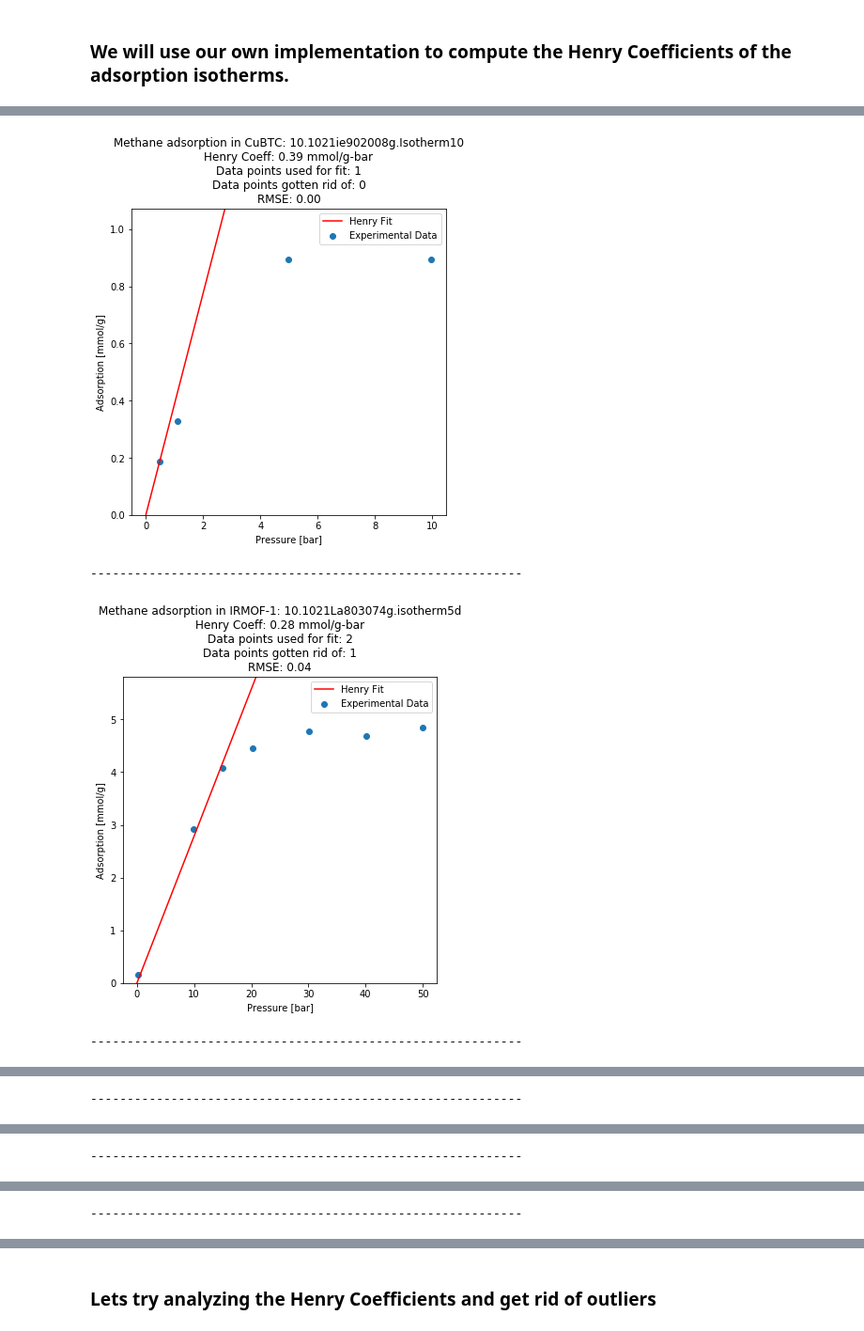
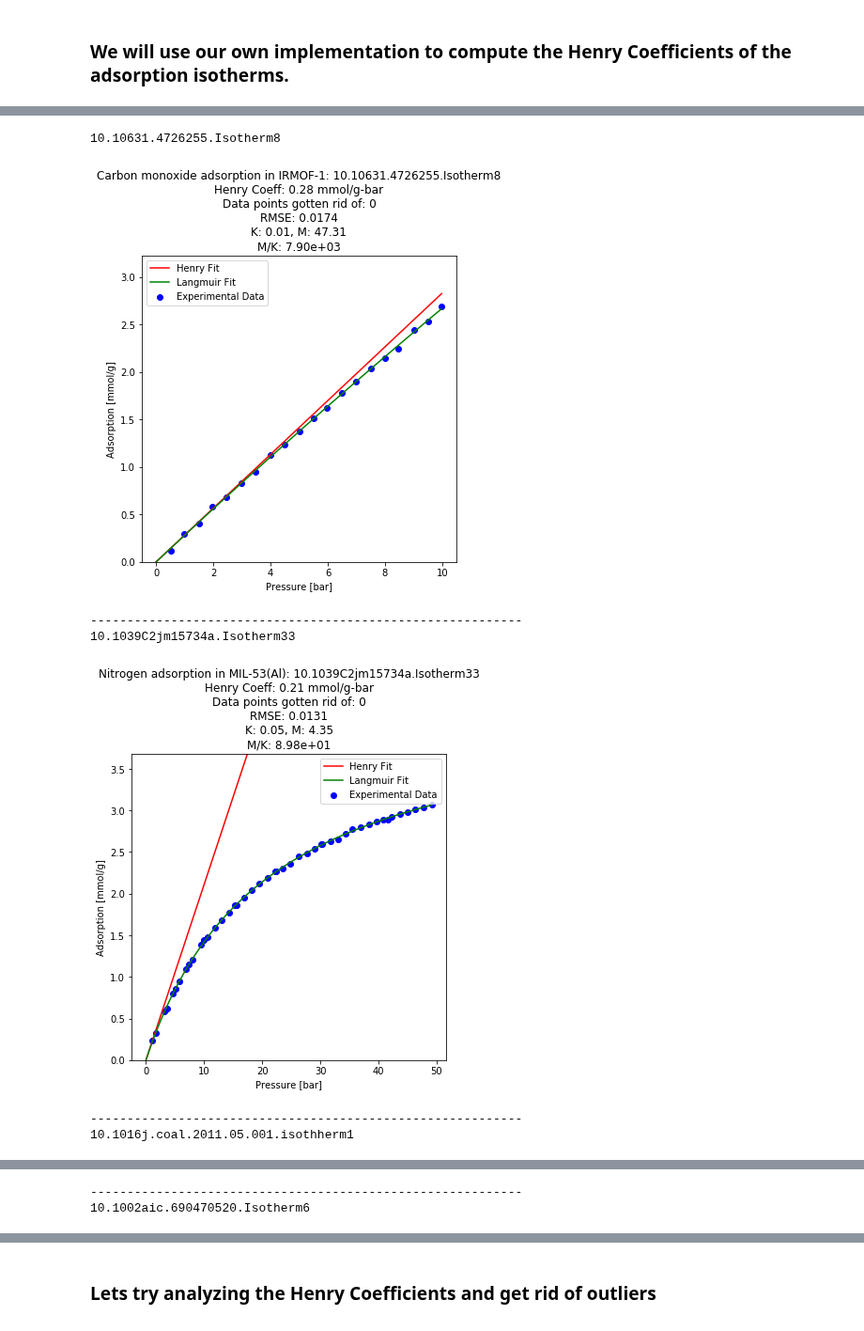
Before and after one commit to SimonEnsemble/material_recommendation_system, a Jupyter notebook: HenryMatrix.ipynb, the cells around one changed output, grey strips where cells are left out. Shown at 94% size. Drawn from its saved outputs; the diff is of its cells as text; code cells hidden in the pictures.

Commit message:
Langmuir analysis. Need criteria for good fit

```diff
--- a/HenryMatrix.ipynb
+++ b/HenryMatrix.ipynb
@@ -291,7 +308,9 @@ def fit_henry_coefficients(model):
                     if model == 'henry':
                         henry_coeff = find_optimal_henry(filename, 0.02)[0]
                     elif model == 'langmuir':
-                        henry_coeff = find_optimal_henry_langmuir(filename)[0]
+                        henry_coeff, rmse, n_del, m, k = find_optimal_henry_langmuir(filename)
+                        if rmse > 1.00 or m/k > 1e6:
+                            raise Exception("Oops!")
                     henry_coeff_df = pd.concat([henry_coeff_df, pd.DataFrame(data={'gas': [key_to_gas[gas.split('_')[0]]], 'inchikey': [gas.split('_')[0]], 'material': [key_to_material[material]], 'hashkey': [material], 'henry_constant': [henry_coeff], 'filename': [filename], 'ok': [True]})], ignore_index=True)
                 except Exception as e:
                     henry_coeff_df = pd.concat([henry_coeff_df, pd.DataFrame(data={'gas': [key_to_gas[gas.split('_')[0]]], 'inchikey': [gas.split('_')[0]], 'material': [key_to_material[material]], 'hashkey': [material], 'henry_constant': [np.nan], 'filename': [filename], 'ok': [False]})], ignore_index=True)
@@ -322,0 +342,15 @@ henry_coeff_df_langmuir.sort_values(by='henry_constant', ascending=False).head(2
+# %%
+fig, ax = plt.subplots(figsize=(10,8))
+slope_henries = henry_coeff_df_henry['henry_constant'].values
+langmuir_henries = henry_coeff_df_langmuir['henry_constant'].values
+for i in range(len(slope_henries)):
+    if np.isnan(slope_henries[i]) or np.isnan(langmuir_henries[i]):
+        continue
+    ax.scatter(slope_henries[i], langmuir_henries[i], c='b')
+ax.plot([0,1e11], [0, 1e11], c='r')
+ax.set_xlim([0, 10000])
+ax.set_ylim([0, 10000])
+ax.set_xlabel('Initial Slope Henry constant')
+ax.set_ylabel('Langmuir Henry constant')
+plt.tight_layout()
+plt.show()
@@ -323,29 +385,41 @@ henry_coeff_df_langmuir.sort_values(by='henry_constant', ascending=False).head(2
 # %%
-n = 5
+n = 10
 for i in range(n):
     idx = random.choice(np.arange(len(henry_coeff_df_langmuir.index[henry_coeff_df_langmuir['ok']==True])))
     filename = henry_coeff_df_langmuir.iat[idx, 5]
+    print(filename)
     try:
-        henry, rmse, n, n_del = find_optimal_henry(filename, 0.02)
+        #henry, rmse, n, n_del = find_optimal_henry(filename, 0.02)
+        henry, rmse, n_del, M, K = find_optimal_henry_langmuir(filename)
     except Exception as e:
         print('Oops! The isotherm was messed up!')
         print(e)
         continue
+
     gas = henry_coeff_df_langmuir.iat[idx, 0]
     material = henry_coeff_df_langmuir.iat[idx, 2]
     pressure, adsorption = read_isotherm_and_convert_units(filename)
-    fig = plt.figure(figsize=(6,6))
-    plt.scatter(pressure, adsorption, label='Experimental Data')
-    plt.plot([0, pressure[-1]], [0, pressure[-1] * henry], color='red', label='Henry Fit')
+    new_p = np.linspace(0, pressure[-1], num=100)
+    new_n = (M * K * new_p) / (1 + K * new_p)
+    fig, ax = plt.subplots(figsize=(6,6))
+    ax.scatter(pressure[:n_del], adsorption[:n_del], marker='x', color='k')
+    ax.scatter(pressure[n_del:], adsorption[n_del:], label='Experimental Data', color='b')
+    ax.plot([0, pressure[-1]], [0, pressure[-1] * henry], color='red', label='Henry Fit')
+    ax.plot(new_p, new_n, label='Langmuir Fit', color='green')
     plt.legend()
     plt.xlabel('Pressure [bar]')
     plt.ylabel('Adsorption [mmol/g]')
     plt.ylim([0, np.max(adsorption)*1.2])
-    plt.title('{} adsorption in {}: {}\nHenry Coeff: {:.2f} mmol/g-bar\nData points used for fit: {:d}\nData points gotten rid of: {:d}\nRMSE: {:.2f}'.format(gas, material, filename, henry, n, n_del, rmse))
+    plt.title('{} adsorption in {}: {}\nHenry Coeff: {:.2f} mmol/g-bar\nData points gotten rid of: {:d}\nRMSE: {:.4f}\nK: {:.2f}, M: {:.2f}\nM/K: {:.2e}'.format(gas, material, filename, henry, n_del, rmse, K, M, M/K))
+    if M/K > 1e6 or rmse > 1.00:
+        ax.set_facecolor((1.0, 0.47, 0.42))
     plt.show()
     print('-----------------------------------------------------------')
 # %% [output]
+10.10631.4726255.Isotherm8
-[figure, old version]
+[figure, new version]
------------------------------------------------------------
+-----------------------------------------------------------
+10.1039C2jm15734a.Isotherm33
-[figure, old version]
+[figure, new version]
------------------------------------------------------------
+-----------------------------------------------------------
+10.1016j.coal.2011.05.001.isothherm1
@@ -353 +427,2 @@ for i in range(n):
------------------------------------------------------------
+-----------------------------------------------------------
+10.1002aic.690470520.Isotherm6
@@ -355 +429,0 @@ for i in range(n):
------------------------------------------------------------
@@ -357 +432,0 @@ for i in range(n):
------------------------------------------------------------
```
Also changed, not shown: parts of 22 cells of this notebook.
